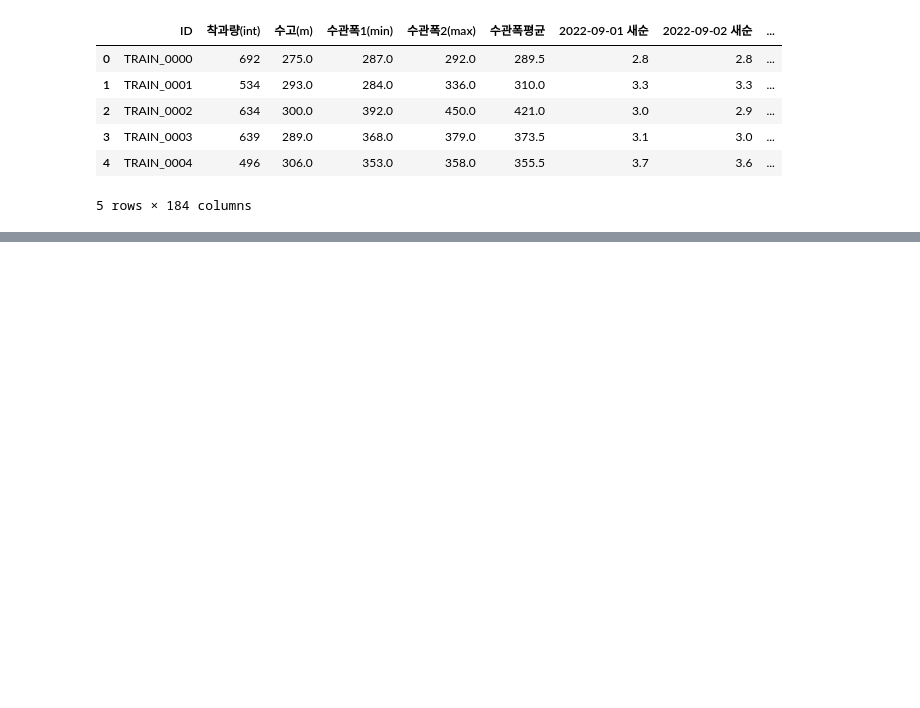
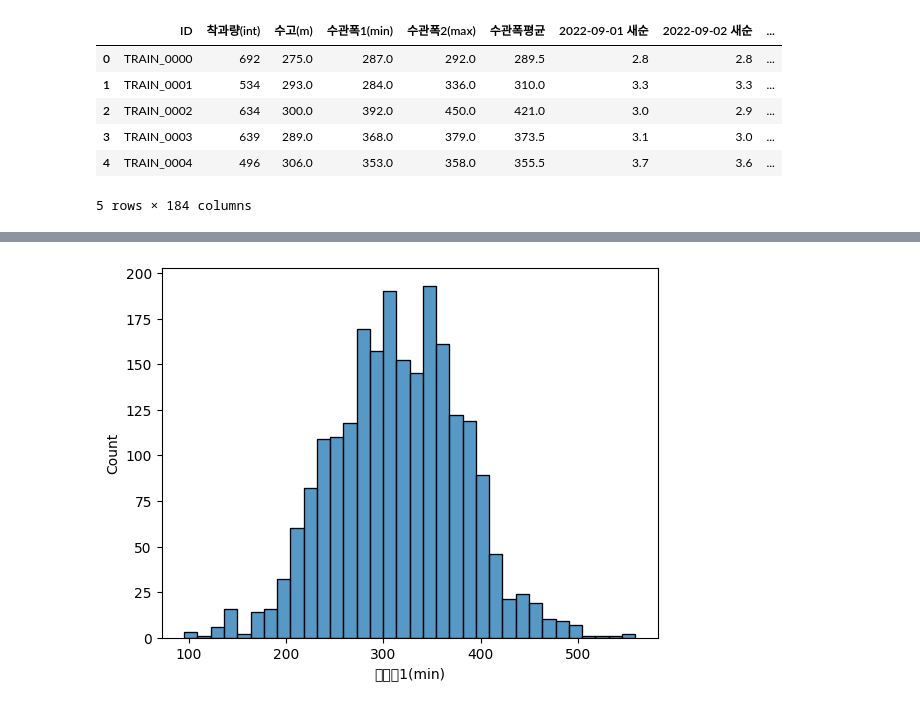
Before and after one commit to Sunnnyyy16/Dacon_study, a Jupyter notebook: tangerine/tangerine_predict.ipynb, the cells around one changed output, grey strips where cells are left out. Saved outputs shown, nothing was run; the diff lists cells and outputs as text; code cells hidden in the pictures; blank space fills up the shorter version.

```diff
--- a/tangerine/tangerine_predict.ipynb
+++ b/tangerine/tangerine_predict.ipynb
@@ -51,0 +147,6 @@ train.head()
+# %%
+plt.figure()
+sns.histplot(x='수관폭1(min)', data=train)
+plt.show()
+# %% [output]
+[figure, added]
```
Also changed, not shown: parts of 44 cells of this notebook.
